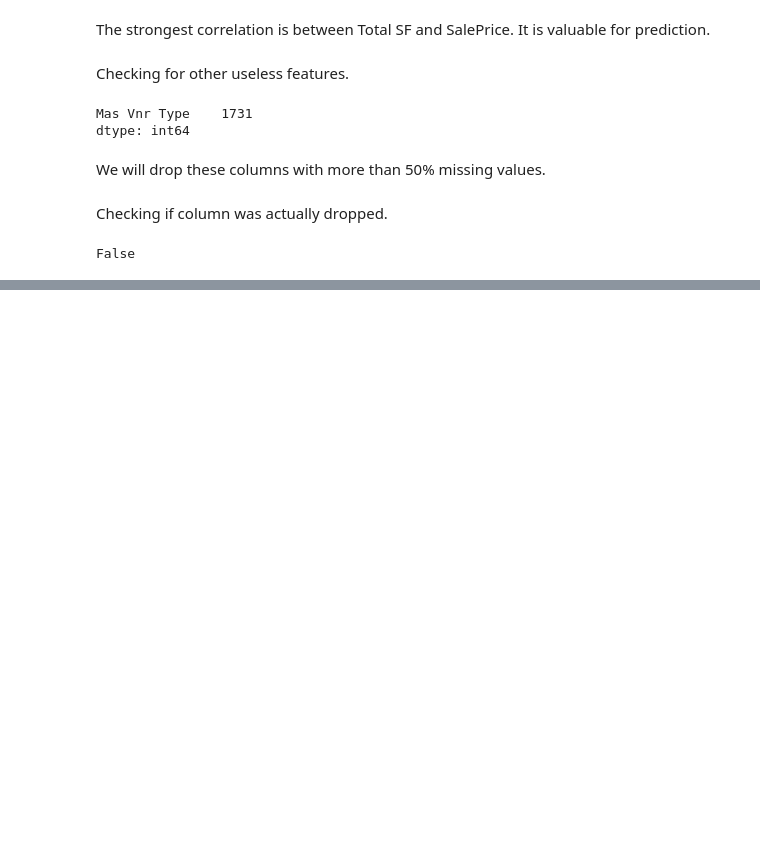
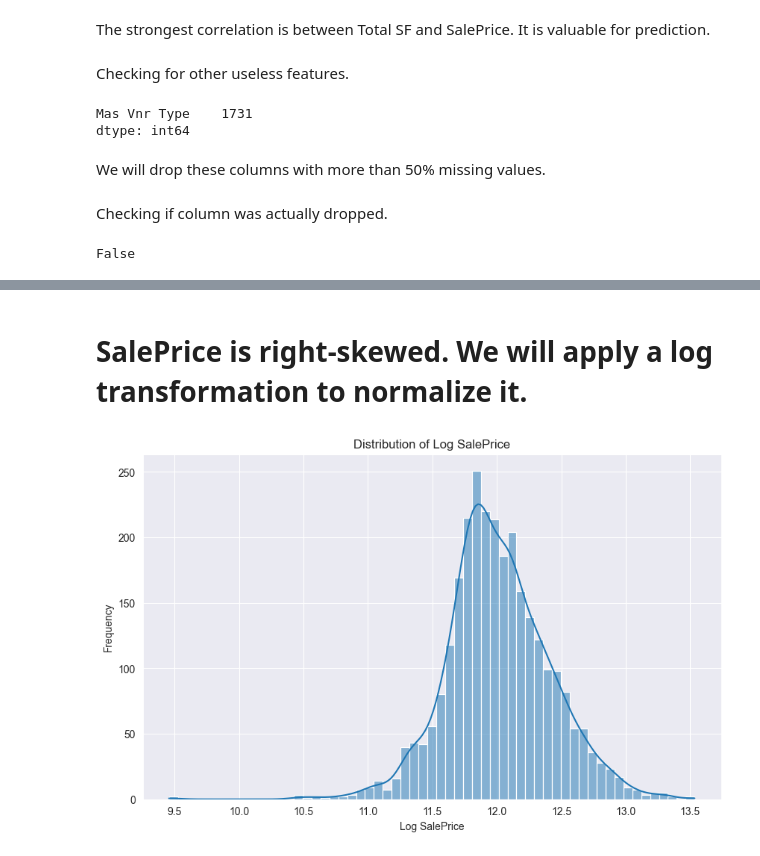
Before and after one commit to 03vladd/ML, a Jupyter notebook: Lab1.ipynb, the cells around one changed output, grey strips where cells are left out. Drawn from its saved outputs; the diff is of its cells as text; code cells hidden in the pictures; blank space fills up the shorter version.

```diff
--- a/Lab1.ipynb
+++ b/Lab1.ipynb
@@ -254,0 +283,2 @@ False
+# %% [markdown]
+# SalePrice is right-skewed. We will apply a log transformation to normalize it.
@@ -254,0 +287,11 @@ False
+# %%
+df['Log SalePrice'] = np.log(df['SalePrice'])
+# %%
+plt.figure(figsize=(10,6))
+sns.histplot(df['Log SalePrice'], kde=True)
+plt.title('Distribution of Log SalePrice')
+plt.xlabel('Log SalePrice')
+plt.ylabel('Frequency')
+plt.show()
+# %% [output]
+[figure, added]
```
Also changed, not shown: parts of 25 cells of this notebook.
